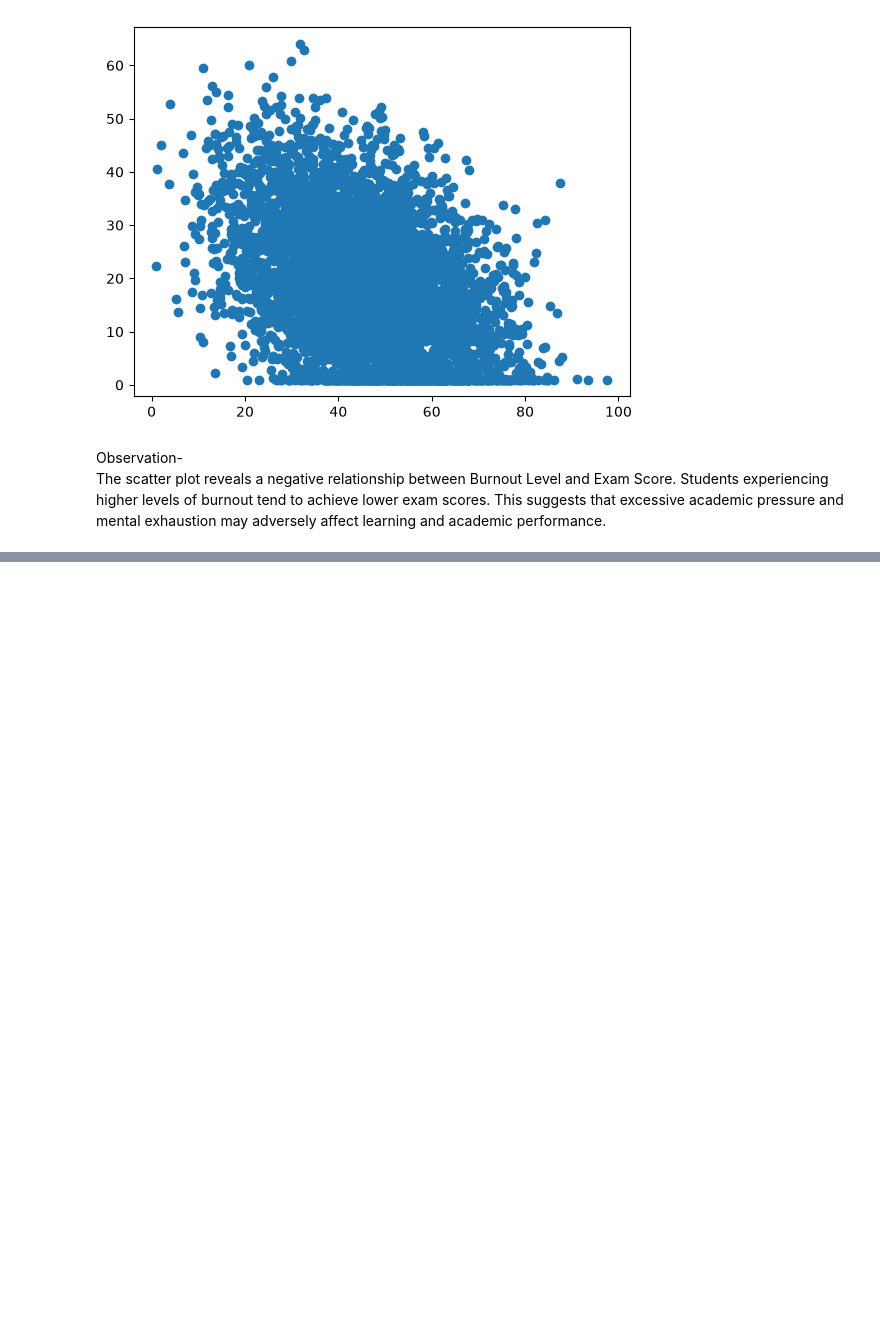
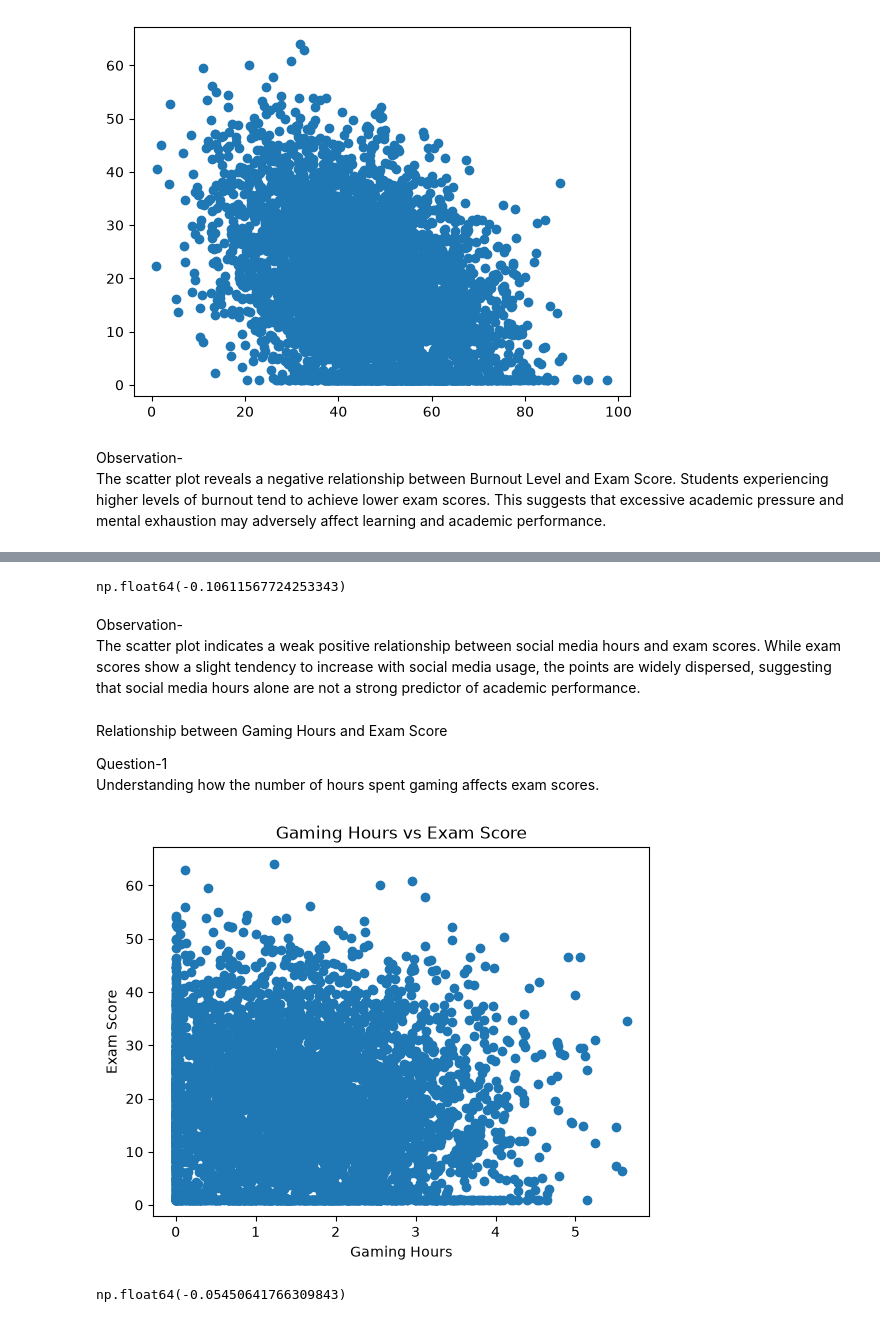
Before and after one commit to KAUSHANISEN/student_score_prediction, a Jupyter notebook: main/test.ipynb, the cells around one changed output, grey strips where cells are left out. Saved outputs shown, nothing was run; the diff lists cells and outputs as text; code cells hidden in the pictures; blank space fills up the shorter version.

```diff
--- a/main/test.ipynb
+++ b/main/test.ipynb
@@ -202,0 +216,24 @@ The scatter plot reveals a negative relationship between Burnout Level and Exam
+# %%
+df["social_media_hours"].corr(df["exam_score"])
+# %% [output]
+np.float64(-0.10611567724253343)
+# %% [markdown]
+Observation- <br>
+The scatter plot indicates a weak positive relationship between social media hours and exam scores. While exam scores show a slight tendency to increase with social media usage, the points are widely dispersed, suggesting that social media hours alone are not a strong predictor of academic performance.
+# %% [markdown]
+Relationship between Gaming Hours and Exam Score<br>
+
+Question-1<br>
+Understanding how the number of hours spent gaming affects exam scores.
+# %%
+plt.scatter(df["gaming_hours"], df["exam_score"])
+plt.xlabel("Gaming Hours")
+plt.ylabel("Exam Score")
+plt.title("Gaming Hours vs Exam Score")
+plt.show()
+# %% [output]
+[figure, added]
+# %%
+df["gaming_hours"].corr(df["exam_score"])
+# %% [output]
+np.float64(-0.05450641766309843)
```
Also changed, not shown: parts of 12 cells of this notebook.
